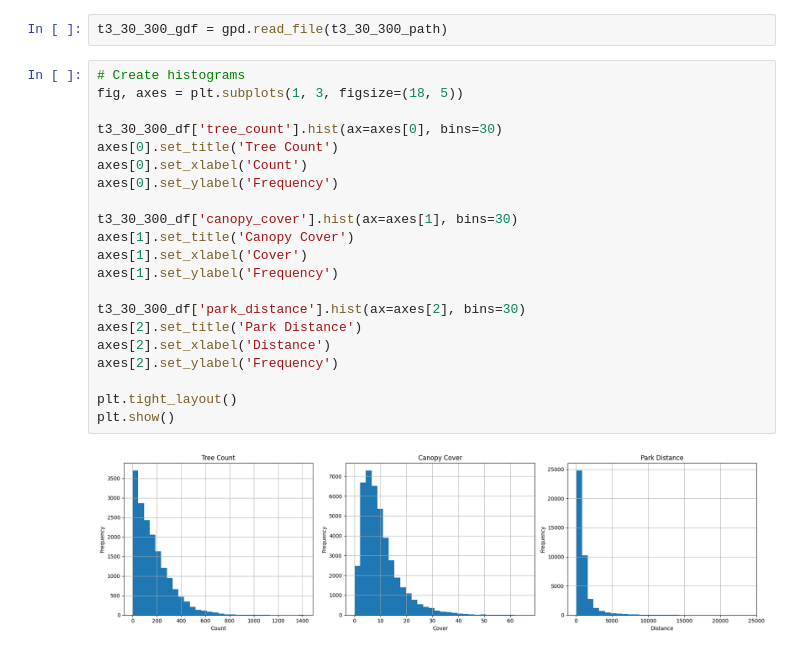
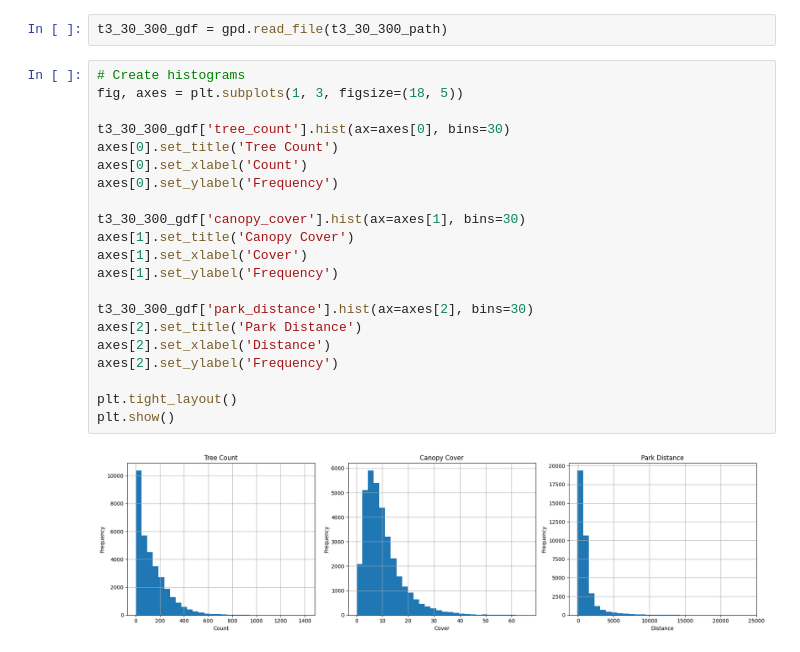
Before and after one commit to sdgresearch/3-30-300-analysis, a Jupyter notebook: notebooks/3-30-300_processing.ipynb, the cells around one changed output. Drawn from its saved outputs; the diff is of its cells as text.

```diff
--- a/notebooks/3-30-300_processing.ipynb
+++ b/notebooks/3-30-300_processing.ipynb
@@ -269,23 +269,23 @@ t3_30_300_gdf = gpd.read_file(t3_30_300_path)
 # %%
 # Create histograms
 fig, axes = plt.subplots(1, 3, figsize=(18, 5))
 
-t3_30_300_df['tree_count'].hist(ax=axes[0], bins=30)
+t3_30_300_gdf['tree_count'].hist(ax=axes[0], bins=30)
 axes[0].set_title('Tree Count')
 axes[0].set_xlabel('Count')
 axes[0].set_ylabel('Frequency')
 
-t3_30_300_df['canopy_cover'].hist(ax=axes[1], bins=30)
+t3_30_300_gdf['canopy_cover'].hist(ax=axes[1], bins=30)
 axes[1].set_title('Canopy Cover')
 axes[1].set_xlabel('Cover')
 axes[1].set_ylabel('Frequency')
 
-t3_30_300_df['park_distance'].hist(ax=axes[2], bins=30)
+t3_30_300_gdf['park_distance'].hist(ax=axes[2], bins=30)
 axes[2].set_title('Park Distance')
 axes[2].set_xlabel('Distance')
 axes[2].set_ylabel('Frequency')
 
 plt.tight_layout()
 plt.show()
 # %% [output]
-[figure, old version]
+[figure, new version]
```
Also changed, not shown: parts of 17 cells of this notebook, 2 other files.
